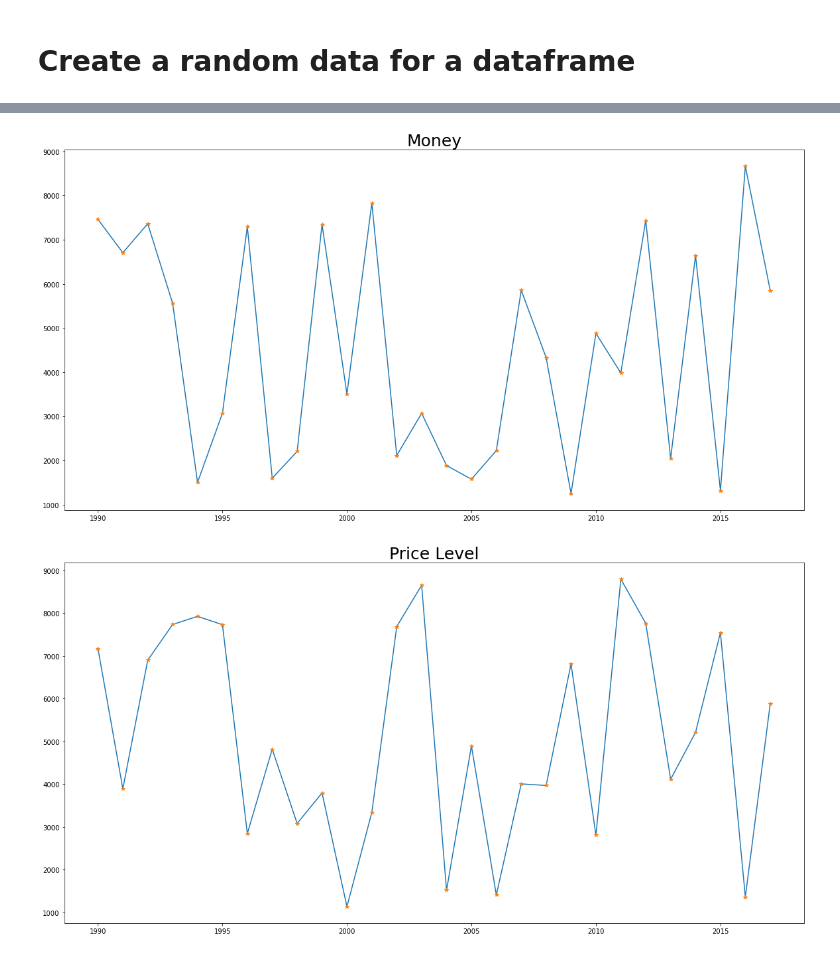
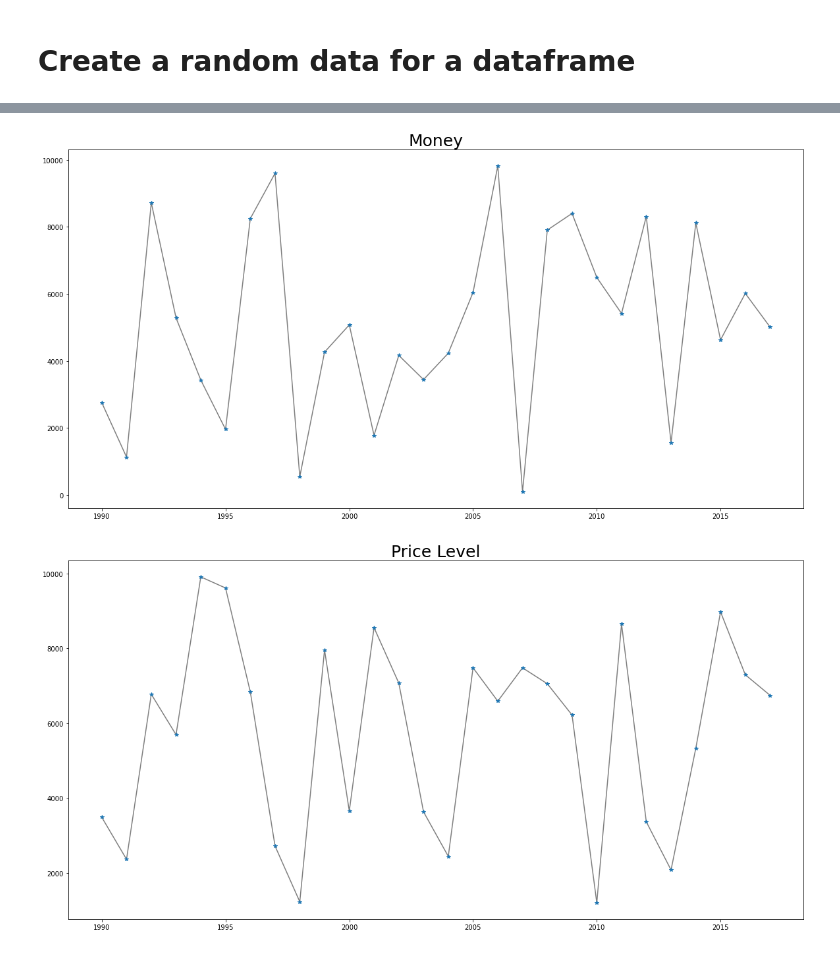
Before and after one commit to jacobradke/jacobradke, a Jupyter notebook: In Class Projects/Project 4 - Chapter 5 - Introduction to numpy, pandas, and matplotlib.ipynb, the cells around one changed output, grey strips where cells are left out. Cells and saved outputs as stored; diff of their text form; code cells hidden in the pictures.

```diff
--- a/In Class Projects/Project 4 - Chapter 5 - Introduction to numpy, pandas, and matplotlib.ipynb
+++ b/In Class Projects/Project 4 - Chapter 5 - Introduction to numpy, pandas, and matplotlib.ipynb
@@ -654,7 +654,7 @@ macro_df.plot.line();
 for key in macro_df:
     # fig, ax = plt,subplots() allows you to adjust different features of the plot box
     fig, ax = plt.subplots(figsize = (20,10))
-    macro_df[key].plot.line(ax = ax)
+    macro_df[key].plot.line(color = "C7", ax = ax)
     macro_df[key].plot.line(ls="", marker="*", ax = ax)
     plt.title(key, fontsize = 25,)
     plt.show()
@@ -664,2 +664,2 @@ for key in macro_df:
-[figure, old version]
+[figure, new version]
-[figure, old version]
+[figure, new version]
```
Also changed, not shown: parts of 20 cells of this notebook, 4 other files.
